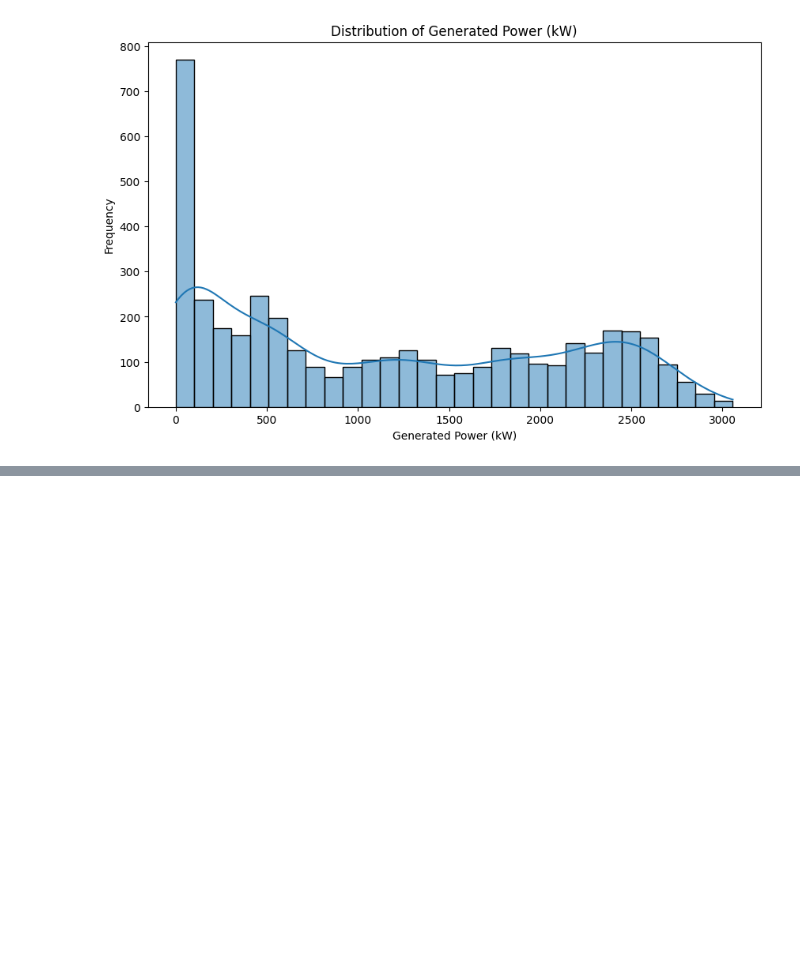
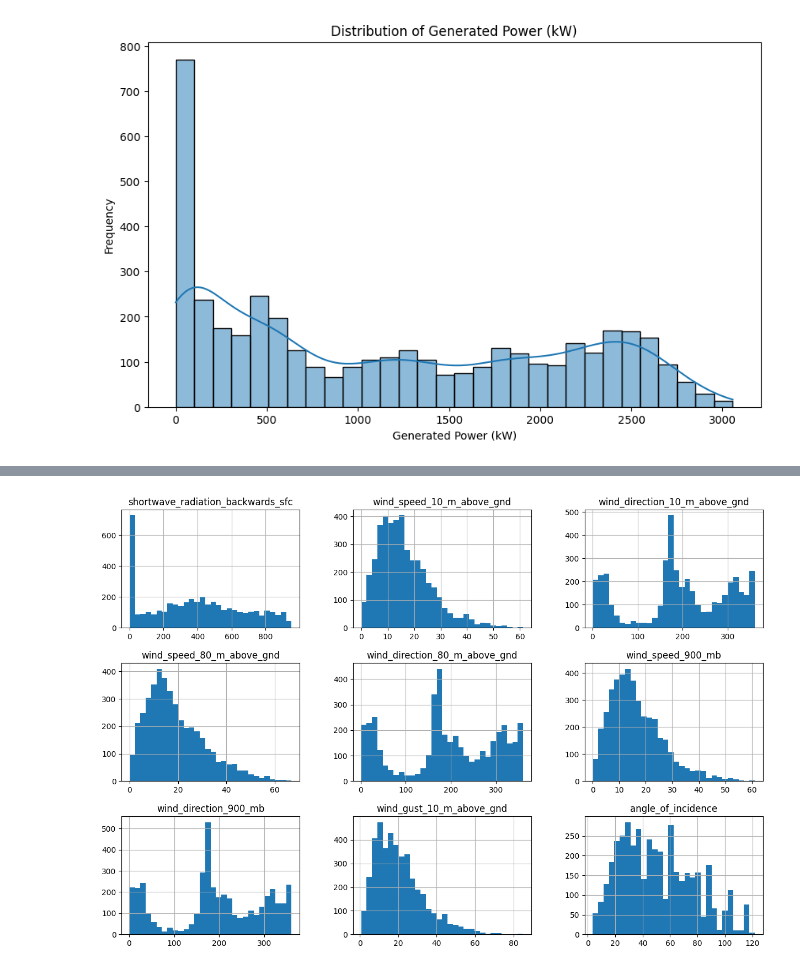
Before and after one commit to spandanaa2005/edunet-aicte, a Jupyter notebook: solar.ipynb, the cells around one changed output, grey strips where cells are left out. Drawn from its saved outputs; the diff is of its cells as text; code cells hidden in the pictures; blank space fills up the shorter version.

```diff
--- a/solar.ipynb
+++ b/solar.ipynb
@@ -137,0 +143,5 @@ plt.show()
+# %%
+df[df.columns[9:18]].hist(bins=30, figsize=(15,10))
+plt.show()
+# %% [output]
+[figure, added]
```
Also changed, not shown: parts of 6 cells of this notebook.
